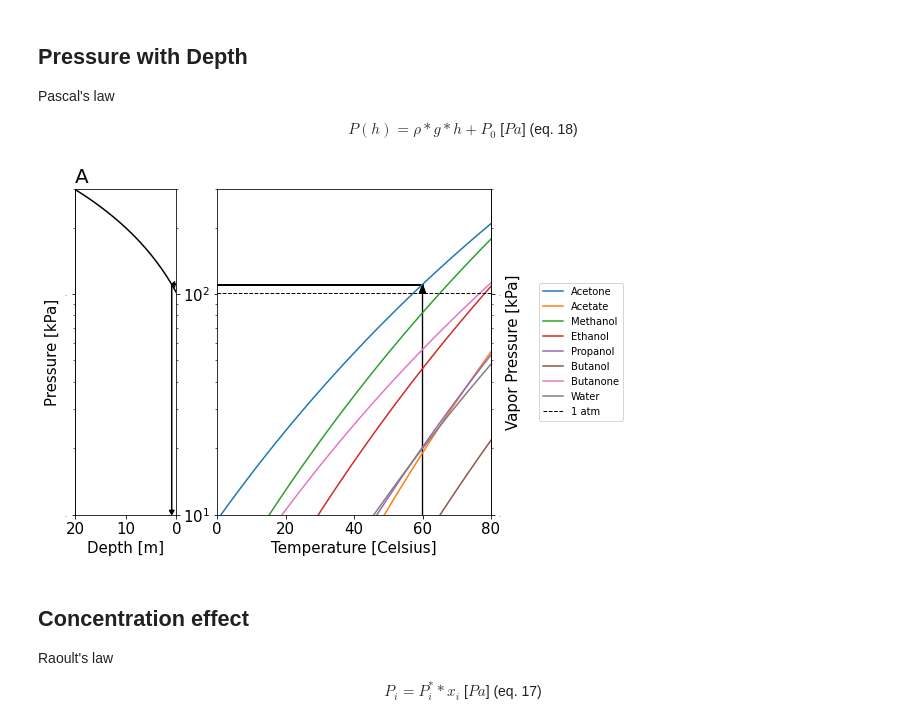
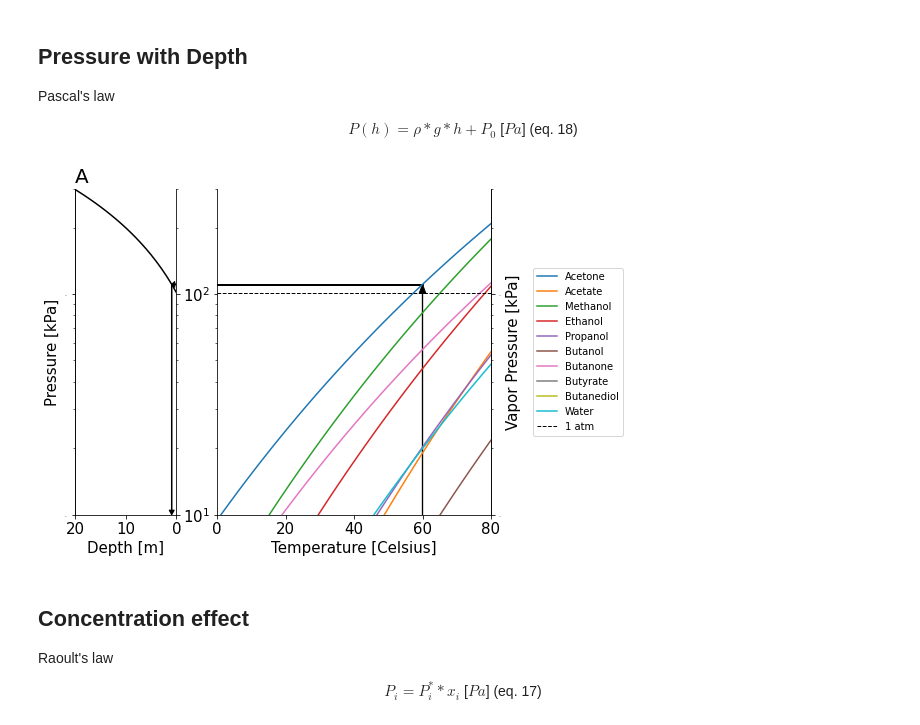
Before and after one commit to biosustain/CO2_fixation_models, a Jupyter notebook: Scripts/04_VolatileProdRecovery.ipynb, the cells around one changed output. Drawn from its saved outputs; the diff is of its cells as text; code cells hidden in the pictures.

```diff
--- a/Scripts/04_VolatileProdRecovery.ipynb
+++ b/Scripts/04_VolatileProdRecovery.ipynb
@@ -187,41 +143,39 @@ ax2.plot(Kelvin_Celsius(T), Pt(PR["Actt"], TR_PP, DH_vapR["Actt"], T, 1)/1000)
 ax2.plot(Kelvin_Celsius(T), Pt(PR["MetOH"], TR_PP, DH_vapR["MetOH"], T, 1)/1000)
 ax2.plot(Kelvin_Celsius(T), Pt(PR["EtOH"], TR_PP, DH_vapR["EtOH"], T, 1)/1000)
 ax2.plot(Kelvin_Celsius(T), Pt(PR["PropOH"], TR_PP, DH_vapR["PropOH"], T, 1)/1000)
 ax2.plot(Kelvin_Celsius(T), Pt(PR["ButOH"], TR_PP, DH_vapR["ButOH"], T, 1)/1000)
 ax2.plot(Kelvin_Celsius(T), Pt(PR["Butnon"], TR_PP, DH_vapR["Butnon"], T, 1)/1000)
-#ax2.plot(Kelvin_Celsius(T), Pt(PR["Butyrt"], T0_PP, DH_vapR["Butyrt"], T, 1)/1000) #stays below 10000 Pa
-#ax2.plot(Kelvin_Celsius(T), Pt(PR["Butdiol"], T0_PP, DH_vapR["Butdiol"], T, 1)/1000) #stays below 10000 Pa
+ax2.plot(Kelvin_Celsius(T), Pt(PR["Butyrt"], TR_PP, DH_vapR["Butyrt"], T, 1)/1000) #stays below 10000 Pa
+ax2.plot(Kelvin_Celsius(T), Pt(PR["Butdiol"], TR_PP, DH_vapR["Butdiol"], T, 1)/1000) #stays below 10000 Pa
 ax2.plot(Kelvin_Celsius(T), Pt(PR["H2O"], TR_PP, DH_vapR["H2O"], T, 1)/1000)
 ax2.axhline(y = 101325/1000, color = 'black', linestyle = '--', linewidth = 1)
 ax2.set_xlabel('Temperature [Celsius]', fontsize=15)
 ax2.tick_params(axis='both', which='major', labelsize=15)
 ax_r = ax2.secondary_yaxis('right')#, fontsize=0)
 ax_r.tick_params(axis='y', which='major', labelsize=0)
 ax_r.set_ylabel('Vapor Pressure [kPa]', fontsize=15)
 
 
 plt.yscale("log")
 
 # Add arrows to demonstrate how the graph is read:
 T_demo_C = 60
 T_demo = Celsius_Kelvin(T_demo_C)
 Inter_Demo_VP = Pt(PR["Actn"], TR_PP, DH_vapR["Actn"], T_demo, 1)/1000
 ax2.arrow(x=T_demo_C, y=0, dx=0, dy=Inter_Demo_VP, length_includes_head=True, head_width=2, head_length=10, width=0.1, facecolor='black', edgecolor='black')
 ax2.arrow(x=T_demo_C, y=Inter_Demo_VP, dx=-T_demo_C, dy=0, head_width=0, head_length=0, width=1.2, facecolor='black', edgecolor='black')#, width=.08, facecolor='black', edgecolor='black')
 Inter_Demo_D = (Inter_Demo_VP - P0/1000)/9.810
 ax1.arrow(x=0, y=Inter_Demo_VP, dx=Inter_Demo_D, dy=0, length_includes_head=True, head_width=7, head_length=0.6, width=1.200, facecolor='black', edgecolor='black')#, width=.08, facecolor='black', edgecolor='black')
 ax1.arrow(x=Inter_Demo_D, y=Inter_Demo_VP, dx=0, dy=(10000/1000-Inter_Demo_VP), length_includes_head=True, head_width=1, head_length=.500, width=0.1, facecolor='black', edgecolor='black')#, width=.08, facecolor='black', edgecolor='black')
 
-box = ax2.get_position()
-ax2.set_position([box.x0, box.y0, box.width * 0.9, box.height])
+#box = ax2.get_position()
+#ax2.set_position([box.x0, box.y0, box.width * 0.9, box.height])
 
-# Put a legend to the right of the current axis, commented away due to presence in other plot
-#ax.legend(loc='center left', bbox_to_anchor=(1, 0.5))
-ax2.legend(["Acetone","Acetate","Methanol","Ethanol","Propanol","Butanol","Butanone","Water","1 atm"],loc='center right', bbox_to_anchor=(1.5, 0.5))
+ax2.legend(["Acetone","Acetate","Methanol","Ethanol","Propanol","Butanol","Butanone","Butyrate","Butanediol","Water","1 atm"],loc='center right', bbox_to_anchor=(1.5, 0.5))
 
 plt.show()
 # %% [output]
-[figure, old version]
+[figure, new version]
 # %% [markdown]
 ## Concentration effect
 
```
Also changed, not shown: parts of 3 cells of this notebook.
